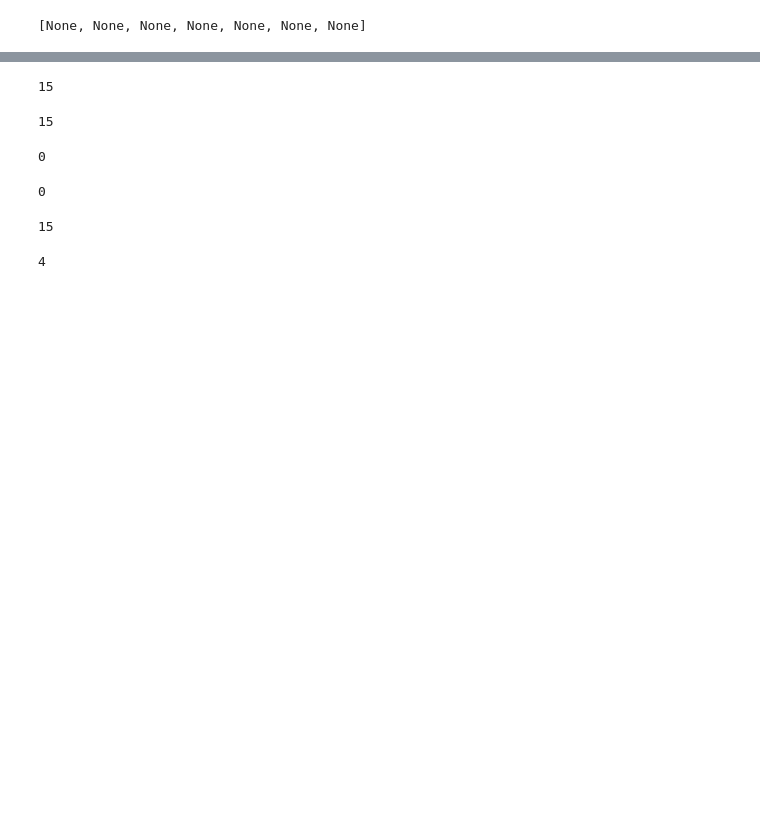
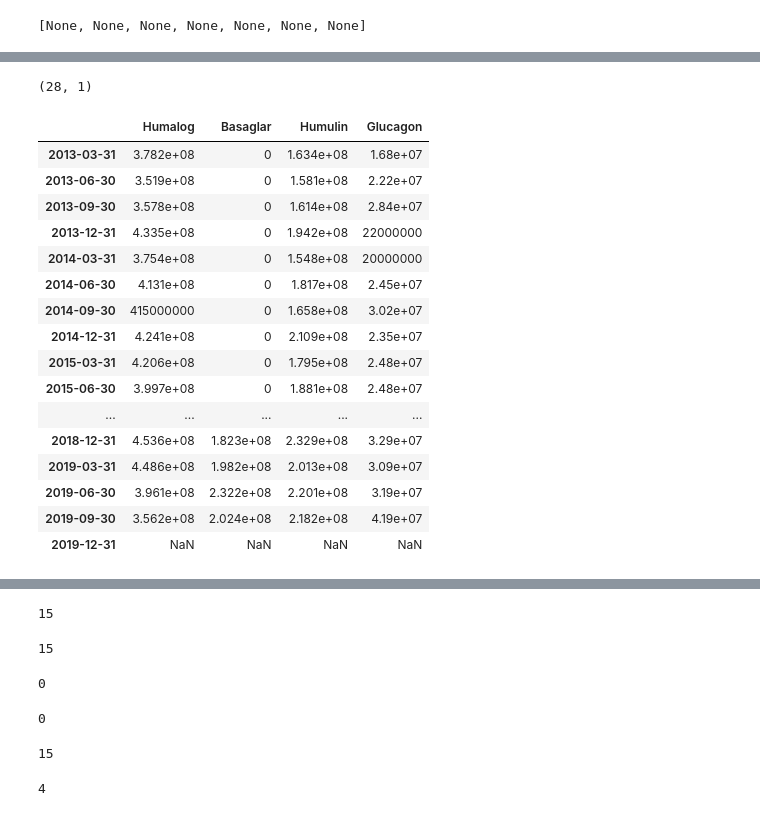
Before and after one commit to clayton-summitt/Insulin_pricing_trends, a Jupyter notebook: eli_lilly_profits.ipynb, the cells around one changed output, grey strips where cells are left out. Drawn from its saved outputs; the diff is of its cells as text; code cells hidden in the pictures; blank space fills up the shorter version.

```diff
--- a/eli_lilly_profits.ipynb
+++ b/eli_lilly_profits.ipynb
@@ -212,0 +126,9 @@ ValueError: At based indexing on an non-integer index can only have non-integer
+# %%
+insulins_us_qtr_ls = []
+for i in range(len(insulins_df)):
+    insulins_us_qtr_ls.append(insulins_df[i][["US_Q1","US_Q2","US_Q3","US_Q4"]])
+#ins_us_qtr =insulins_df2[["drug","US_Q1","US_Q2","US_Q3","US_Q4","year"]]
+#type(ins_us_qtr)
+#ins_us_qtr.sort_values(by=["drug","year"], inplace = True)
+#Humalog_df = (result.loc[ins_us_qtr['drug'] == "Humalog"] )
+#Humalog_df
@@ -212,0 +164,31 @@ ValueError: At based indexing on an non-integer index can only have non-integer
+# %%
+dat = np.array(pd.date_range(start = '1/1/2013', end = '12/31/2019', freq = "Q"))
+
+(ins_arr_list[0].shape)
+# %% [output]
+(28, 1)
+# %%
+df = pd.DataFrame(insulins_array ,index = dat ,
+
+
+
+                  columns = ["Humalog","Basaglar", "Humulin","Glucagon"] )
+df
+# %% [output]
+|  | Humalog | Basaglar | Humulin | Glucagon |
+| 2013-03-31 | 3.782e+08 | 0 | 1.634e+08 | 1.68e+07 |
+| 2013-06-30 | 3.519e+08 | 0 | 1.581e+08 | 2.22e+07 |
+| 2013-09-30 | 3.578e+08 | 0 | 1.614e+08 | 2.84e+07 |
+| 2013-12-31 | 4.335e+08 | 0 | 1.942e+08 | 22000000 |
+| 2014-03-31 | 3.754e+08 | 0 | 1.548e+08 | 20000000 |
+| 2014-06-30 | 4.131e+08 | 0 | 1.817e+08 | 2.45e+07 |
+| 2014-09-30 | 415000000 | 0 | 1.658e+08 | 3.02e+07 |
+| 2014-12-31 | 4.241e+08 | 0 | 2.109e+08 | 2.35e+07 |
+| 2015-03-31 | 4.206e+08 | 0 | 1.795e+08 | 2.48e+07 |
+| 2015-06-30 | 3.997e+08 | 0 | 1.881e+08 | 2.48e+07 |
+| ... | ... | ... | ... | ... |
+| 2018-12-31 | 4.536e+08 | 1.823e+08 | 2.329e+08 | 3.29e+07 |
+| 2019-03-31 | 4.486e+08 | 1.982e+08 | 2.013e+08 | 3.09e+07 |
+| 2019-06-30 | 3.961e+08 | 2.322e+08 | 2.201e+08 | 3.19e+07 |
+| 2019-09-30 | 3.562e+08 | 2.024e+08 | 2.182e+08 | 4.19e+07 |
+| 2019-12-31 | NaN | NaN | NaN | NaN |
```
Also changed, not shown: parts of 33 cells of this notebook, 3 other files.
